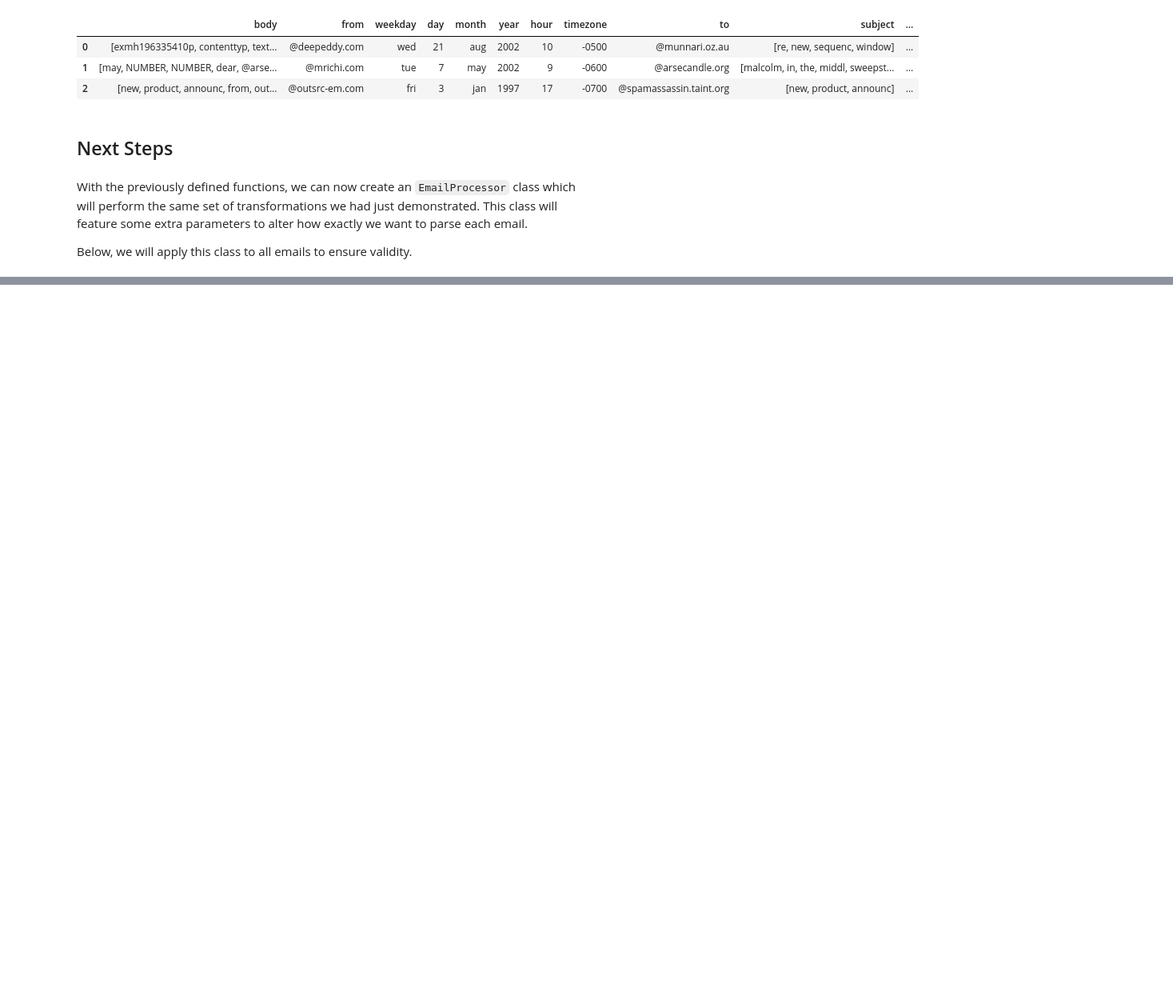
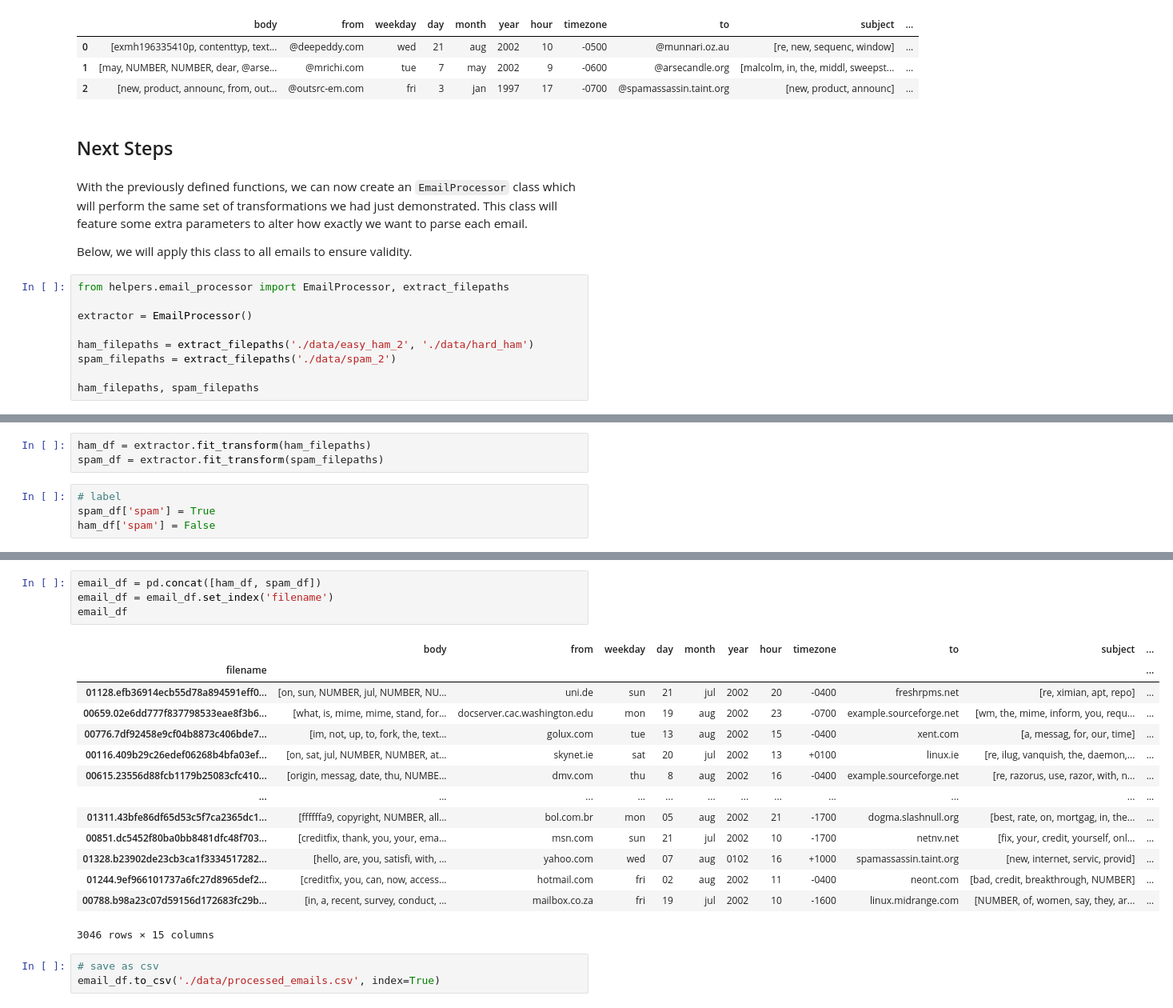
Before and after one commit to luisjaco/spam_classifier, a Jupyter notebook: data_cleaning.ipynb, the cells around one changed output, grey strips where cells are left out. Shown at 80% size. Saved outputs shown, nothing was run; the diff lists cells and outputs as text; blank space fills up the shorter version.

Commit message:
Complete email_processor.py minimum funtionality.

```diff
--- a/data_cleaning.ipynb
+++ b/data_cleaning.ipynb
@@ -537,3 +537,12 @@ perform the same set of transformations we had just demonstrated. This class wil
 parameters to alter how exactly we want to parse each email.
 
 Below, we will apply this class to all emails to ensure validity.
+# %%
+from helpers.email_processor import EmailProcessor, extract_filepaths
+
+extractor = EmailProcessor()
+
+ham_filepaths = extract_filepaths('./data/easy_ham_2', './data/hard_ham')
+spam_filepaths = extract_filepaths('./data/spam_2')
+
+ham_filepaths, spam_filepaths
@@ -539,0 +567,7 @@ Below, we will apply this class to all emails to ensure validity.
+# %%
+ham_df = extractor.fit_transform(ham_filepaths)
+spam_df = extractor.fit_transform(spam_filepaths)
+# %%
+# label
+spam_df['spam'] = True
+ham_df['spam'] = False
@@ -539,0 +647,22 @@ Below, we will apply this class to all emails to ensure validity.
+# %%
+email_df = pd.concat([ham_df, spam_df])
+email_df = email_df.set_index('filename')
+email_df
+# %% [output]
+|  | body | from | weekday | day | month | year | hour | timezone | to | subject | ... |
+| filename |  |  |  |  |  |  |  |  |  |  | ... |
+| 01128.efb36914ecb55d78a894591eff0... | [on, sun, NUMBER, jul, NUMBER, NU... | uni.de | sun | 21 | jul | 2002 | 20 | -0400 | freshrpms.net | [re, ximian, apt, repo] | ... |
+| 00659.02e6dd777f837798533eae8f3b6... | [what, is, mime, mime, stand, for... | docserver.cac.washington.edu | mon | 19 | aug | 2002 | 23 | -0700 | example.sourceforge.net | [wm, the, mime, inform, you, requ... | ... |
+| 00776.7df92458e9cf04b8873c406bde7... | [im, not, up, to, fork, the, text... | golux.com | tue | 13 | aug | 2002 | 15 | -0400 | xent.com | [a, messag, for, our, time] | ... |
+| 00116.409b29c26edef06268b4bfa03ef... | [on, sat, jul, NUMBER, NUMBER, at... | skynet.ie | sat | 20 | jul | 2002 | 13 | +0100 | linux.ie | [re, ilug, vanquish, the, daemon,... | ... |
+| 00615.23556d88fcb1179b25083cfc410... | [origin, messag, date, thu, NUMBE... | dmv.com | thu | 8 | aug | 2002 | 16 | -0400 | example.sourceforge.net | [re, razorus, use, razor, with, n... | ... |
+| ... | ... | ... | ... | ... | ... | ... | ... | ... | ... | ... | ... |
+| 01311.43bfe86df65d53c5f7ca2365dc1... | [ffffffa9, copyright, NUMBER, all... | bol.com.br | mon | 05 | aug | 2002 | 21 | -1700 | dogma.slashnull.org | [best, rate, on, mortgag, in, the... | ... |
+| 00851.dc5452f80ba0bb8481dfc48f703... | [creditfix, thank, you, your, ema... | msn.com | sun | 21 | jul | 2002 | 10 | -1700 | netnv.net | [fix, your, credit, yourself, onl... | ... |
+| 01328.b23902de23cb3ca1f3334517282... | [hello, are, you, satisfi, with, ... | yahoo.com | wed | 07 | aug | 0102 | 16 | +1000 | spamassassin.taint.org | [new, internet, servic, provid] | ... |
+| 01244.9ef966101737a6fc27d8965def2... | [creditfix, you, can, now, access... | hotmail.com | fri | 02 | aug | 2002 | 11 | -0400 | neont.com | [bad, credit, breakthrough, NUMBER] | ... |
+| 00788.b98a23c07d59156d172683fc29b... | [in, a, recent, survey, conduct, ... | mailbox.co.za | fri | 19 | jul | 2002 | 10 | -1600 | linux.midrange.com | [NUMBER, of, women, say, they, ar... | ... |
+3046 rows × 15 columns
+# %%
+# save as csv
+email_df.to_csv('./data/processed_emails.csv', index=True)
```
Also changed, not shown: parts of 5 cells of this notebook, 6 other files.
